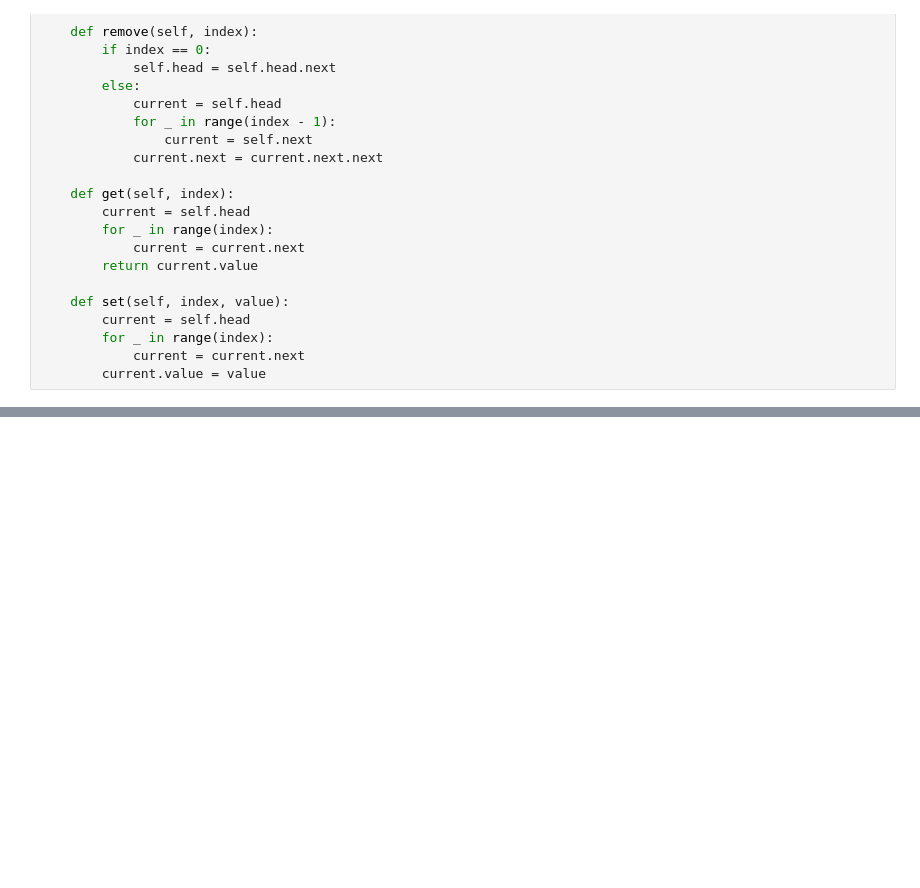
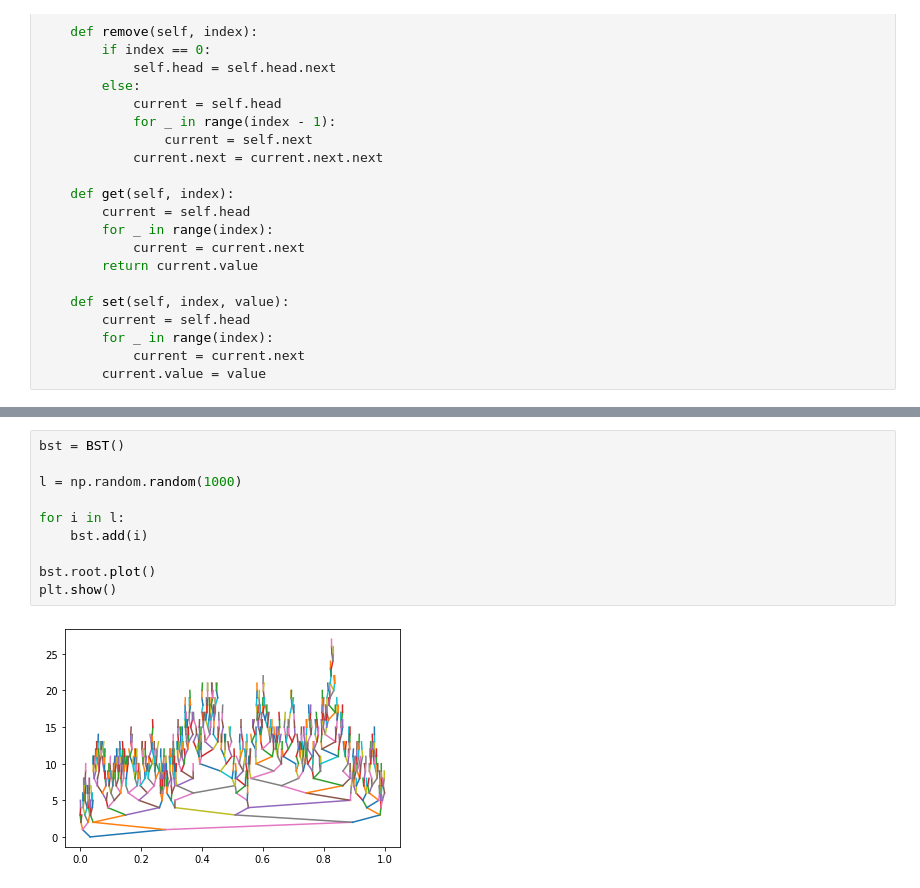
Before and after one commit to codingtenshi/SDA, a Jupyter notebook: aisd.ipynb, the cells around one changed output, grey strips where cells are left out. Drawn from its saved outputs; the diff is of its cells as text; blank space fills up the shorter version.

```diff
--- a/aisd.ipynb
+++ b/aisd.ipynb
@@ -827,0 +967,12 @@ class LinkedList:
+# %%
+bst = BST()
+
+l = np.random.random(1000)
+
+for i in l:
+    bst.add(i)
+
+bst.root.plot()
+plt.show()
+# %% [output]
+[figure, added]
```
Also changed, not shown: parts of 17 cells of this notebook.
